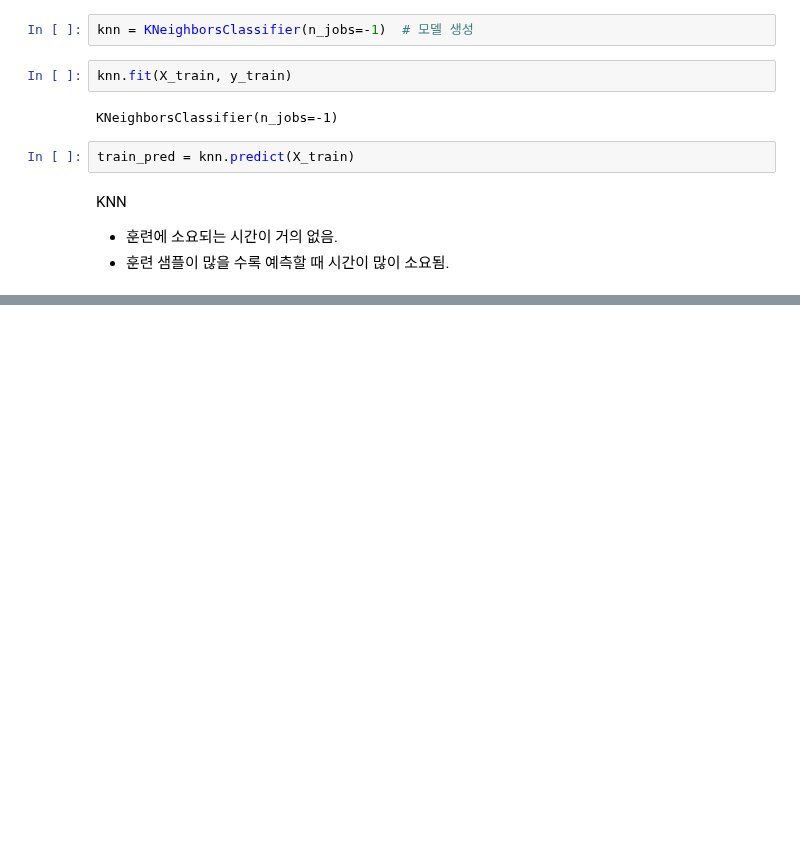
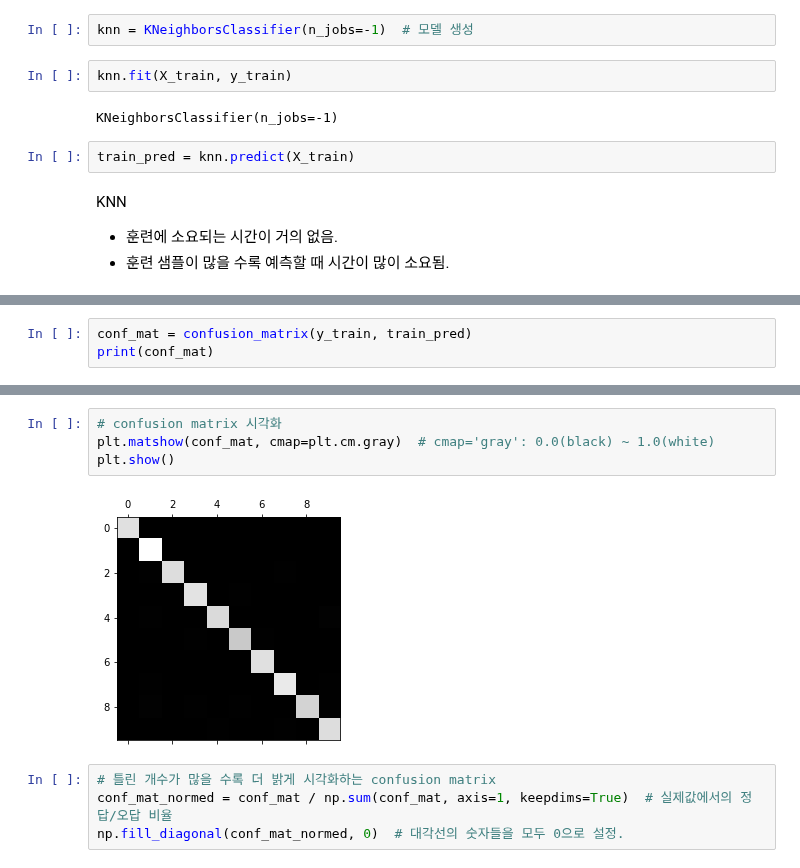
Before and after one commit to JakeOh/202110_itw_lab_python, a Jupyter notebook: ml12_image_classification.ipynb, the cells around one changed output, grey strips where cells are left out. Saved outputs shown, nothing was run; the diff lists cells and outputs as text; blank space fills up the shorter version.

```diff
--- a/ml12_image_classification.ipynb
+++ b/ml12_image_classification.ipynb
@@ -162,0 +170,3 @@ KNN
+# %%
+conf_mat = confusion_matrix(y_train, train_pred)
+print(conf_mat)
@@ -162,0 +184,10 @@ KNN
+# %%
+# confusion matrix 시각화
+plt.matshow(conf_mat, cmap=plt.cm.gray)  # cmap='gray': 0.0(black) ~ 1.0(white)
+plt.show()
+# %% [output]
+[figure, added]
+# %%
+# 틀린 개수가 많을 수록 더 밝게 시각화하는 confusion matrix
+conf_mat_normed = conf_mat / np.sum(conf_mat, axis=1, keepdims=True)  # 실제값에서의 정답/오답 비율
+np.fill_diagonal(conf_mat_normed, 0)  # 대각선의 숫자들을 모두 0으로 설정.
```
Also changed, not shown: parts of 19 cells of this notebook.
